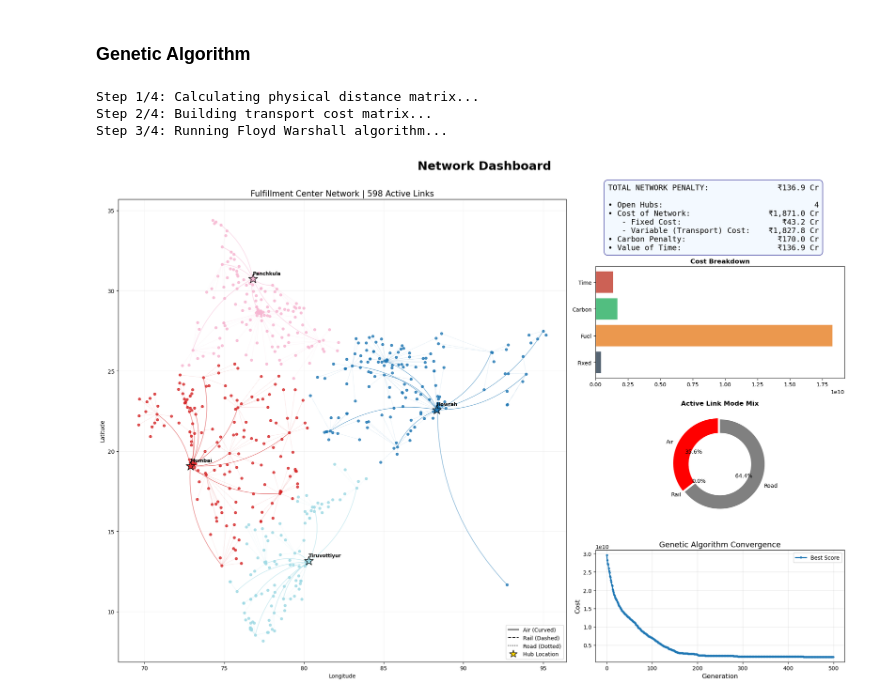
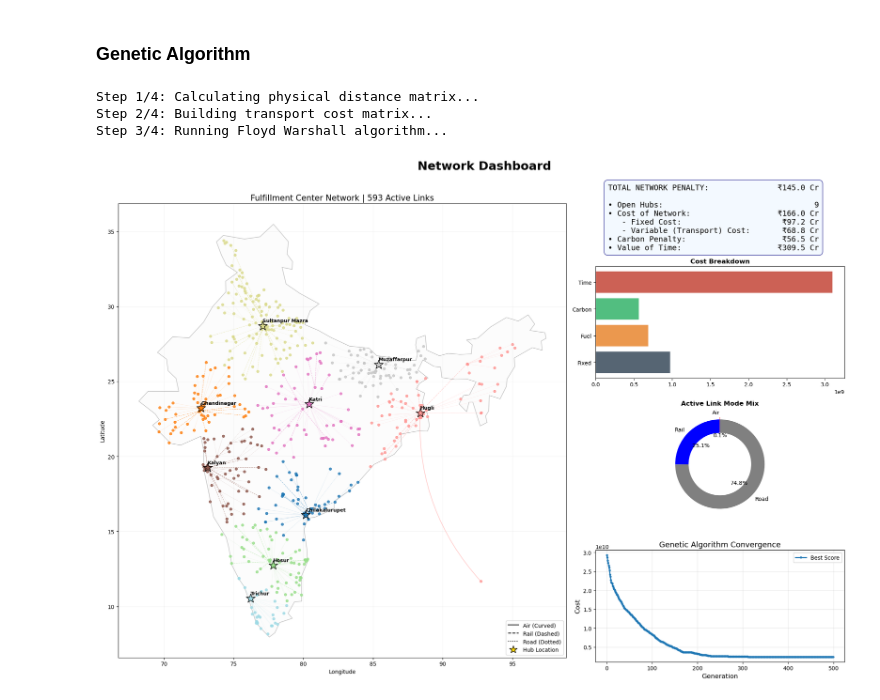
Before and after one commit to shashank2403/Heuristic-Network-Optimisation, a Jupyter notebook: main.ipynb, the cells around one changed output. Saved outputs shown, nothing was run; the diff lists cells and outputs as text; code cells hidden in the pictures.

```diff
--- a/main.ipynb
+++ b/main.ipynb
@@ -507,7 +507,7 @@ def genetic_algorithm(generation_size: int,
     min_scores = []
 
 
-    for gen in tqdm(range(num_generations), desc = "Step  4/4: Running genetic algorithm... "):
+    for gen in tqdm(range(num_generations), desc = "Step 4/4: Running genetic algorithm... "):
         new_gen = np.zeros((2 * generation_size, solution_size))
         new_gen[:num_repro, :] = current_gen[:num_repro, :]
         new_gen[num_repro:, :] = crossover(generation_size = generation_size, pop_size = solution_size, repro_size = num_repro, current_gen = current_gen, scores = scores)
@@ -526,11 +526,21 @@ def genetic_algorithm(generation_size: int,
             best_sol = new_gen[0]
         min_scores.append(best_score)
 
+
     # plot_ga_convergence(min_scores)
 
     result = {
         "final_pop": best_sol,
         "min_scores": min_scores,
+        "params": {
+            'generation_size': generation_size,
+            'reproduction_rate': reproduction_rate,
+            'mutation_rate_pop': mutation_rate_pop,
+            'mutation_rate_bit': mutation_rate_bit,
+            'num_generations': num_generations,
+            'transport_costs': transport_costs,
+            'cost_components': cost_components,
+        }
     }
 
     return result
@@ -569,6 +579,14 @@ def get_path(start_city: str,
         })
         curr = next_node[curr][end_city]
     return path
+# %%
+WORLD_URL = (
+    "https://naturalearth.s3.amazonaws.com/"
+    "110m_cultural/ne_110m_admin_0_countries.zip"
+)
+
+world = gpd.read_file(WORLD_URL)
+INDIA_GDF = world[world['SOVEREIGNT'] == 'India']
 # %%
 def show_dashboard(df: pd.DataFrame,
                    ga_result: dict,
@@ -638,6 +656,14 @@ def show_dashboard(df: pd.DataFrame,
     ## Network Map Plot
     ax_map = fig.add_subplot(gs[:, 0])
 
+    INDIA_GDF.plot(
+        ax=ax_map,
+        color="whitesmoke",
+        edgecolor="black",
+        linewidth=1.0,
+        alpha=0.25,
+        zorder=-1
+    )
     # 1. Base Layer: Faint background for context
     ax_map.scatter(df['lng'], df['lat'], c='whitesmoke', s=15, alpha=0.5, zorder=0)
 
@@ -986,29 +1012,29 @@ plot_cities(df, air_df, rail_df)
 generation_size = 200
 reproduction_rate = 0.01
 mutation_rate_pop = 0.1
-mutation_rate_bit = 0.007
+mutation_rate_bit = 0.005
 num_generations = 500
 # %%
 weights = {
-    "fuel": 0,
-    "carbon": 0,
+    "fuel": 1,
+    "carbon": 1,
     "time": 1,
 }
 transport_costs, cost_components, next_node = analyse_network(df, air_df, rail_df, weights)
 ga = genetic_algorithm(generation_size = generation_size,
                        reproduction_rate = reproduction_rate,
                        mutation_rate_pop = mutation_rate_pop,
                        mutation_rate_bit = mutation_rate_bit,
                        num_generations = num_generations,
                        transport_costs = transport_costs,
                        cost_components = cost_components,
                        df = df)
 show_dashboard(df, ga, transport_costs, cost_components, next_node, weights)
 # %% [output]
 Step 1/4: Calculating physical distance matrix...
 Step 2/4: Building transport cost matrix...
 Step 3/4: Running Floyd Warshall algorithm...
-[figure, old version]
+[figure, new version]
 # %%
 weights = {
     "fuel": 0,
```
Also changed, not shown: parts of 6 cells of this notebook, 3 other files.
